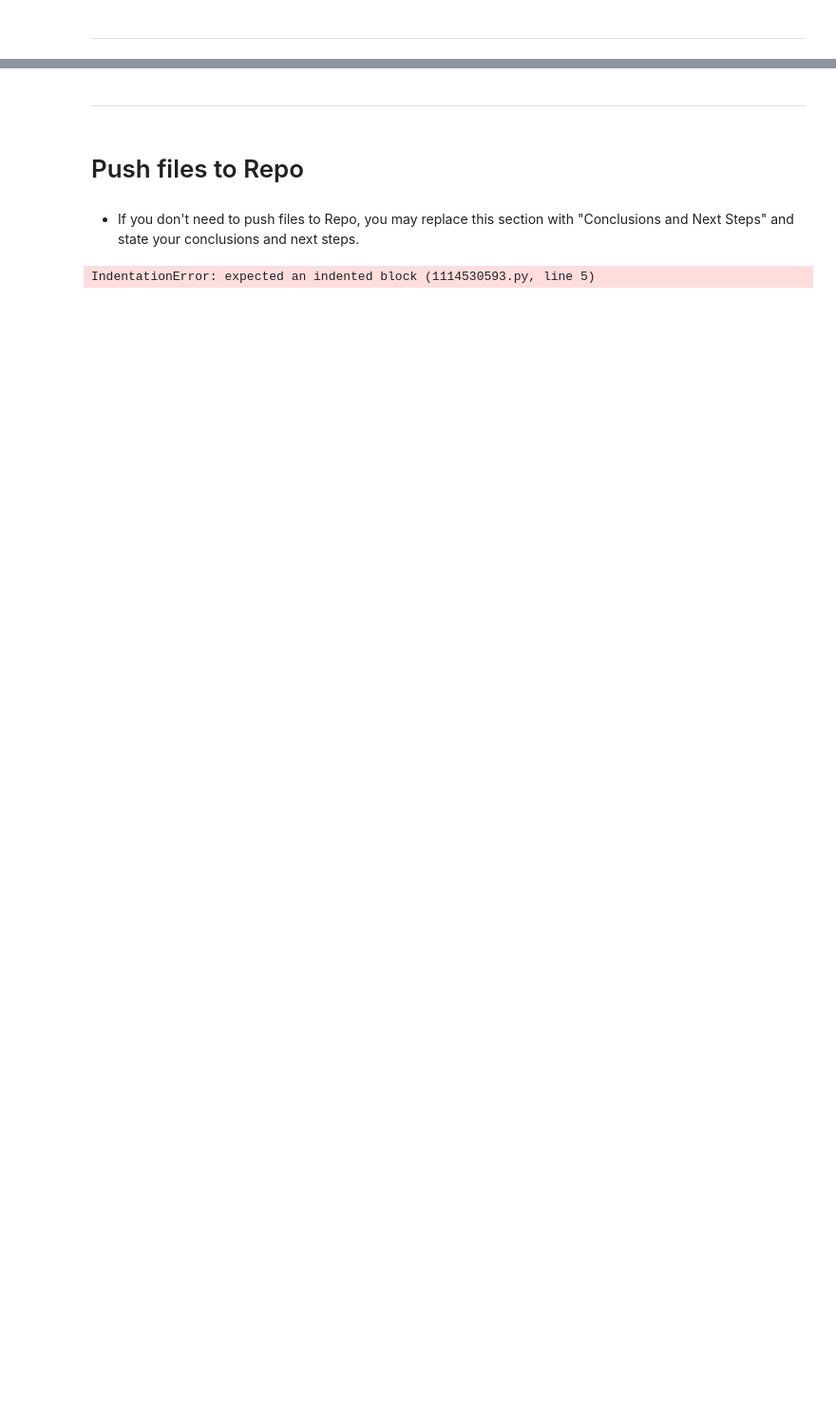
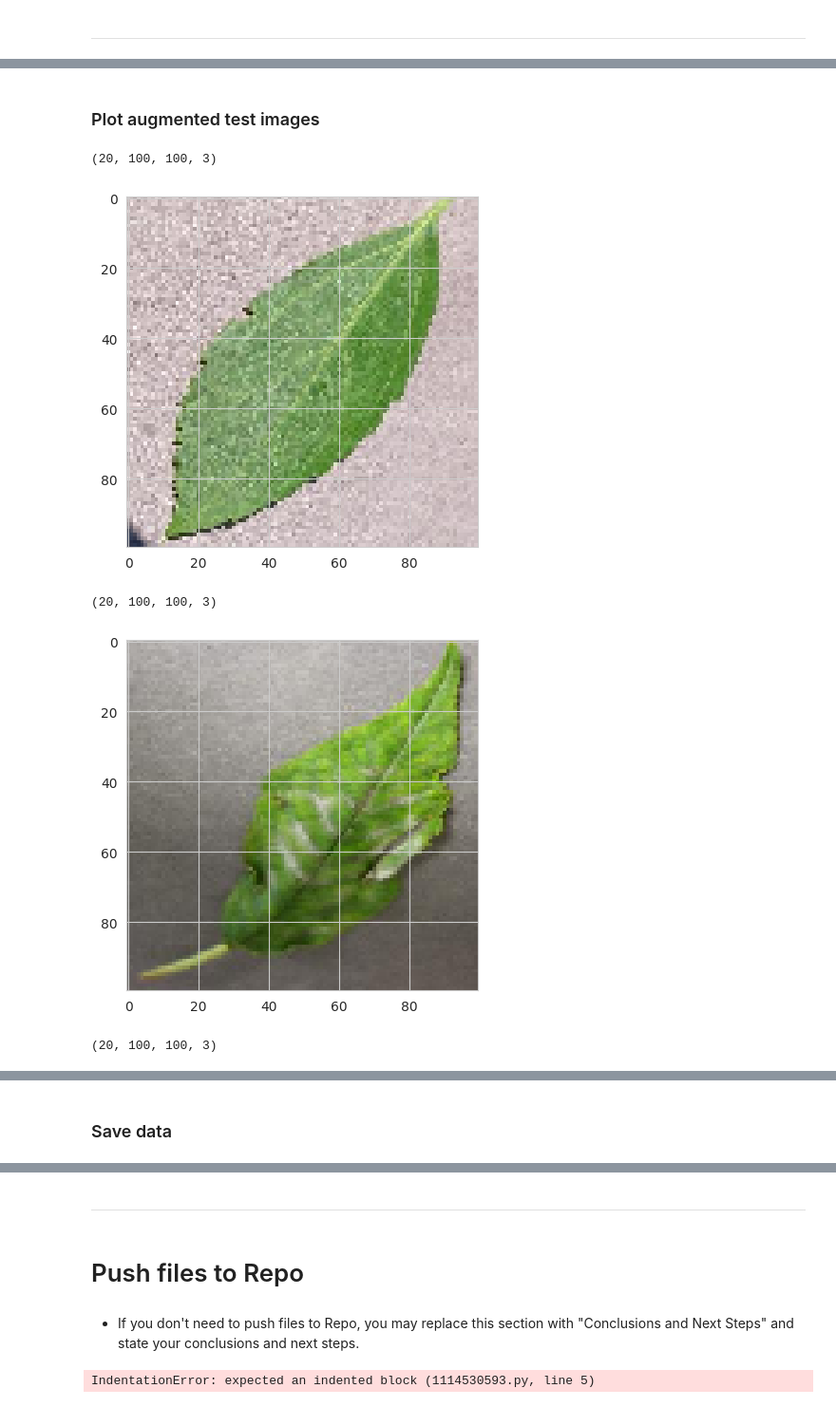
Before and after one commit to Luisg882/Mildew-Detection-in-Cherry-Leaves, a Jupyter notebook: jupyter_notebooks/03 ModelTraining.ipynb, the cells around one changed output, grey strips where cells are left out. Shown at 95% size. Drawn from its saved outputs; the diff is of its cells as text; code cells hidden in the pictures; blank space fills up the shorter version.

```diff
--- a/jupyter_notebooks/03 ModelTraining.ipynb
+++ b/jupyter_notebooks/03 ModelTraining.ipynb
@@ -199,0 +285,11 @@ NOTE
+# %%
+batch_size = 20
+test_set = ImageDataGenerator(rescale=1./255).flow_from_directory(test_path,
+                                                     target_size=image_average_size[:2],
+                                                     color_mode='rgb',
+                                                     batch_size=batch_size,
+                                                     class_mode='binary',
+                                                     shuffle=True
+                                                     )
+
+test_set.class_indices
@@ -199,0 +329,14 @@ NOTE
+# %% [markdown]
+### Plot augmented test images
+# %%
+for _ in range(3):
+    img, label = test_set.next()
+    print(img.shape) # new shape with (20, 100, 100, 3)
+    plt.imshow(img[0])
+    plt.show()
+# %% [output]
+(20, 100, 100, 3)
+[figure, added]
+(20, 100, 100, 3)
+[figure, added]
+(20, 100, 100, 3)
@@ -199,0 +344,2 @@ NOTE
+# %% [markdown]
+### Save data
```
Also changed, not shown: parts of 25 cells of this notebook, 2 other files.
